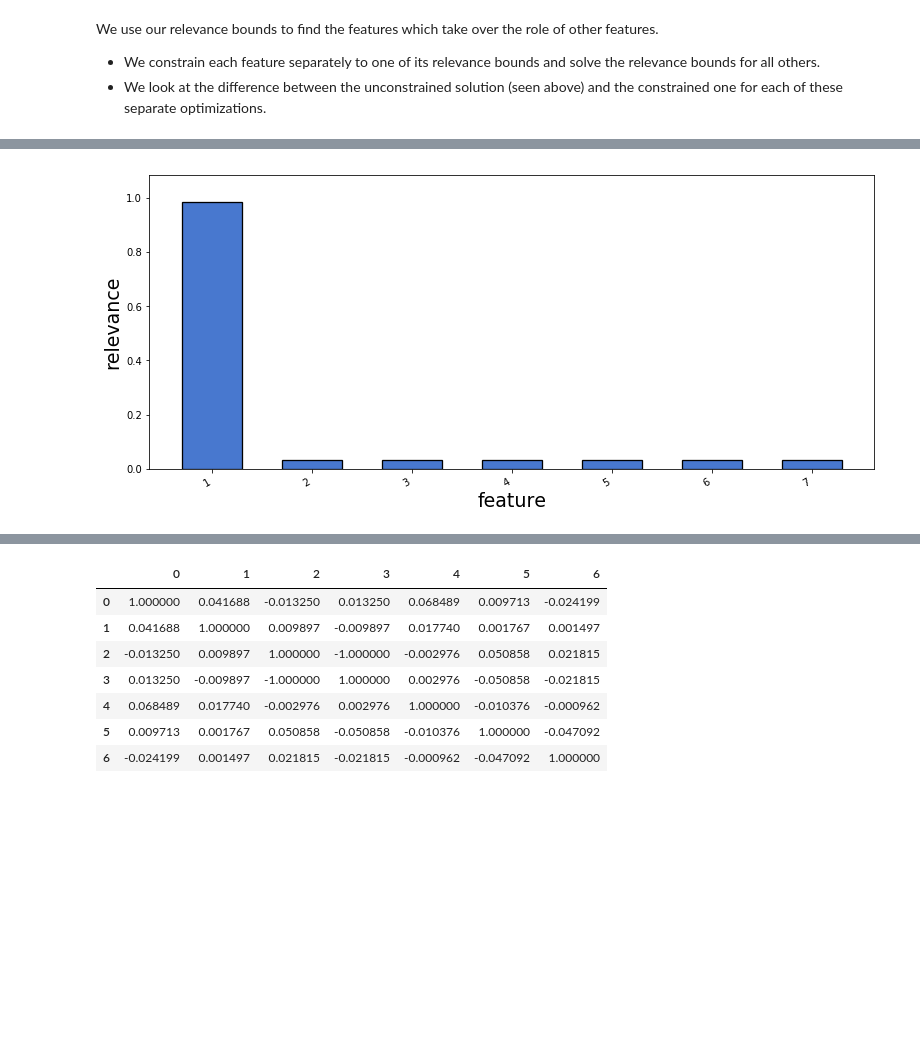
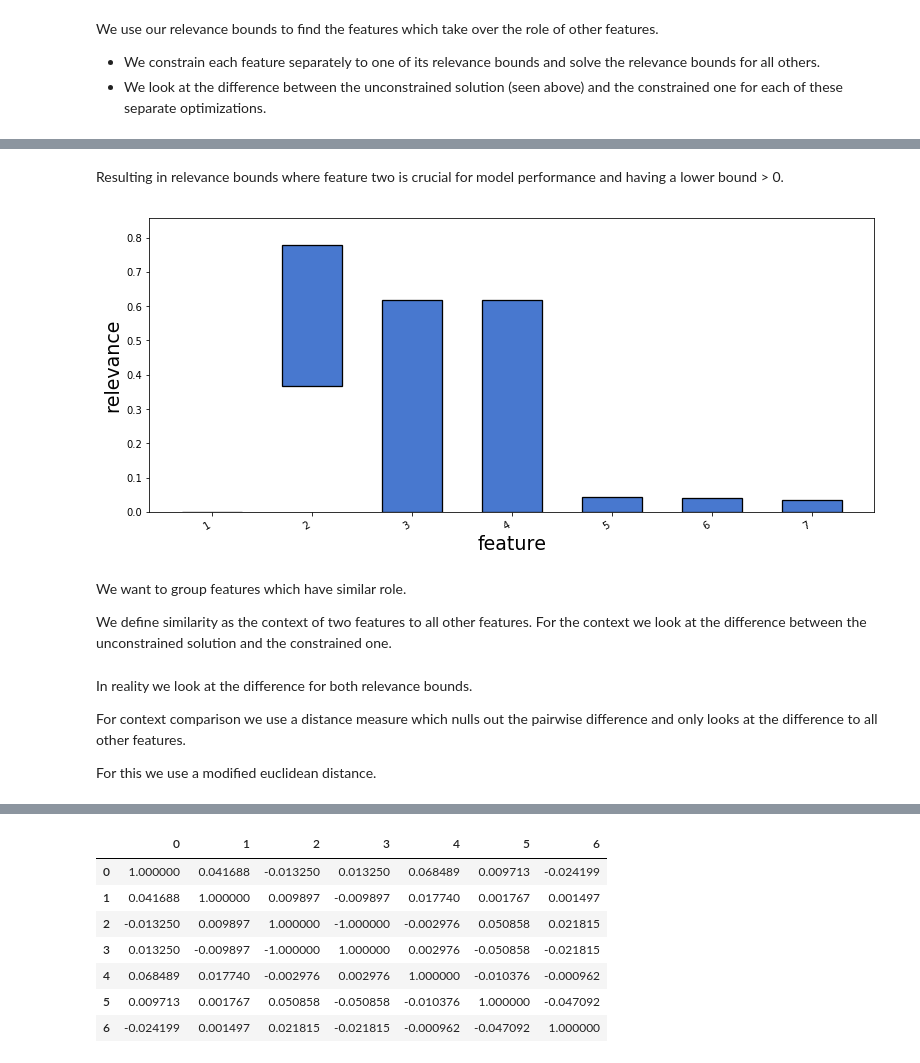
Before and after one commit to lpfann/fri, a Jupyter notebook: notebooks/Feature contribution replacement and grouping.ipynb, the cells around one changed output, grey strips where cells are left out. Drawn from its saved outputs; the diff is of its cells as text; code cells hidden in the pictures; blank space fills up the shorter version.

```diff
--- a/notebooks/Feature contribution replacement and grouping.ipynb
+++ b/notebooks/Feature contribution replacement and grouping.ipynb
@@ -112,0 +116,4 @@ We use our relevance bounds to find the features which take over the role of oth
+# %%
+preset = np.empty(shape=(X.shape[1], 2))
+preset.fill(np.nan)
+preset[0] = f.unmod_interval_[0,0]
@@ -113 +135,15 @@ We use our relevance bounds to find the features which take over the role of oth
+# %%
+# the method run with the preset
+constrained_rangevector_for_dim0, _,_,_ = f._main_opt(f.X_,f.y_,f.optim_loss_,f.optim_L1_,rs,False,presetModel=preset)
+# %% [markdown]
+Resulting in relevance bounds where feature two is crucial for model performance and having a lower bound > 0.
+# %%
+p = plotIntervals(constrained_rangevector_for_dim0)
+# %% [output]
+[figure, added]
+# %% [markdown]
+We want to group features which have similar role.
+
+We define similarity as the context of two features to all other features.
+For the context we look at the difference between the unconstrained solution and the constrained one.
 # %%
@@ -123,4 +161,6 @@ for pr in range(0,90000):
-# %%
-p = plotIntervals(rangevector)
-# %% [output]
-[figure, removed]
+# %% [markdown]
+In reality we look at the difference for both relevance bounds.
+
+For context comparison we use a distance measure which nulls out the pairwise difference and only looks at the difference to all other features.
+
+For this we use a modified euclidean distance.
```
Also changed, not shown: parts of 27 cells of this notebook.
